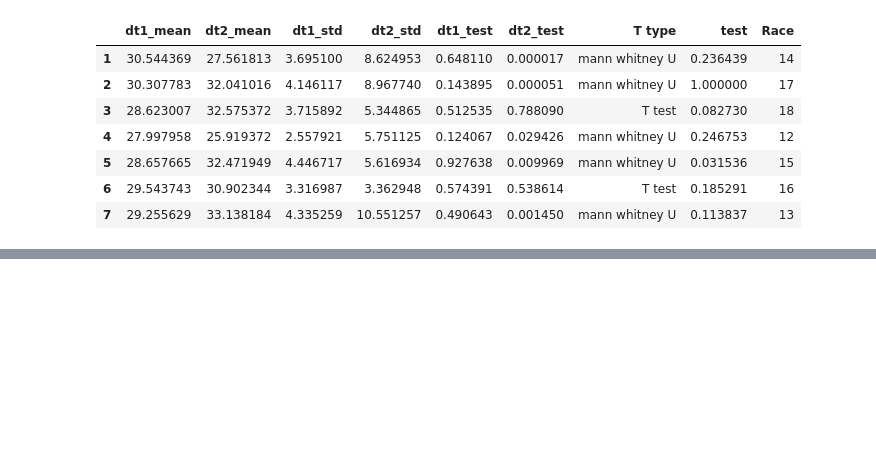
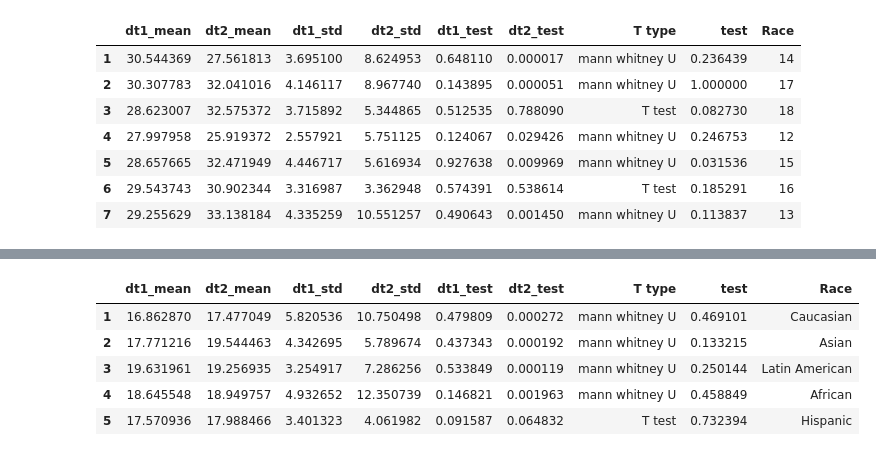
Before and after one commit to sankhadeepriju/Drug-Comparison, a Jupyter notebook: Drug Comparison Novo Nordisk.ipynb, the cells around one changed output, grey strips where cells are left out. Drawn from its saved outputs; the diff is of its cells as text; code cells hidden in the pictures; blank space fills up the shorter version.

```diff
--- a/Drug Comparison Novo Nordisk.ipynb
+++ b/Drug Comparison Novo Nordisk.ipynb
@@ -497,0 +561,16 @@ tab[1:]
+# %%
+tab = pd.DataFrame({'dt1_mean': [0], 'dt2_mean': [0], "dt1_std":[0], "dt2_std":[0], "dt1_test":[0], "dt2_test":[0],"T type":[0], "test": [0], "Race": [0]})
+for i in raw_data.Race.unique():
+    race_a = tre_A[tre_A.Race == i].weight_0 - tre_A[tre_A.Race == i].weight_1
+    race_b = tre_B[tre_B.Race == i].weight_0 - tre_B[tre_B.Race == i].weight_1
+    res = compare(race_a, race_b, det=False)
+    res['Age'] = i
+    tab.loc[len(tab)] = res.values()
+tab[1:]
+# %% [output]
+|  | dt1_mean | dt2_mean | dt1_std | dt2_std | dt1_test | dt2_test | T type | test | Race |
+| 1 | 16.862870 | 17.477049 | 5.820536 | 10.750498 | 0.479809 | 0.000272 | mann whitney U | 0.469101 | Caucasian |
+| 2 | 17.771216 | 19.544463 | 4.342695 | 5.789674 | 0.437343 | 0.000192 | mann whitney U | 0.133215 | Asian |
+| 3 | 19.631961 | 19.256935 | 3.254917 | 7.286256 | 0.533849 | 0.000119 | mann whitney U | 0.250144 | Latin American |
+| 4 | 18.645548 | 18.949757 | 4.932652 | 12.350739 | 0.146821 | 0.001963 | mann whitney U | 0.458849 | African |
+| 5 | 17.570936 | 17.988466 | 3.401323 | 4.061982 | 0.091587 | 0.064832 | T test | 0.732394 | Hispanic |
```
Also changed, not shown: parts of 10 cells of this notebook.
